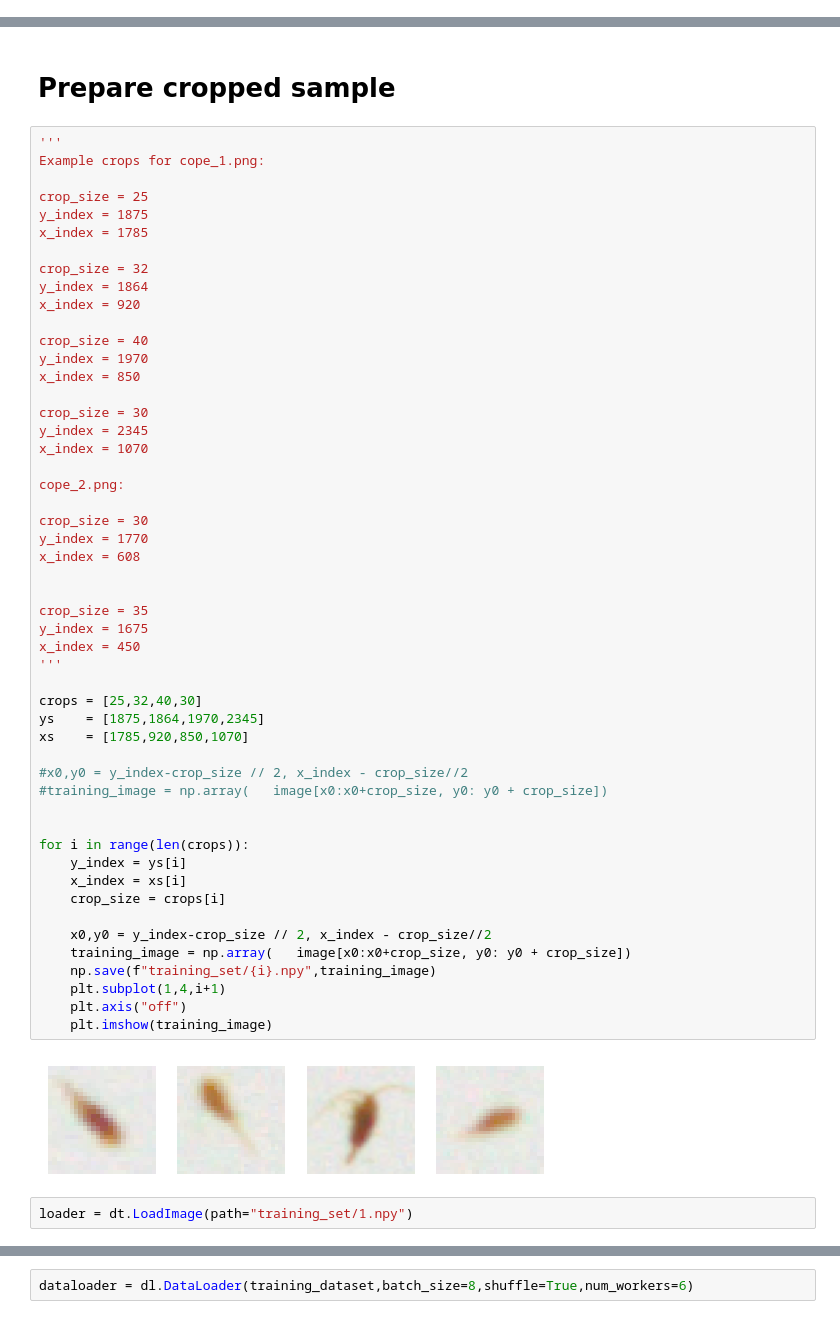
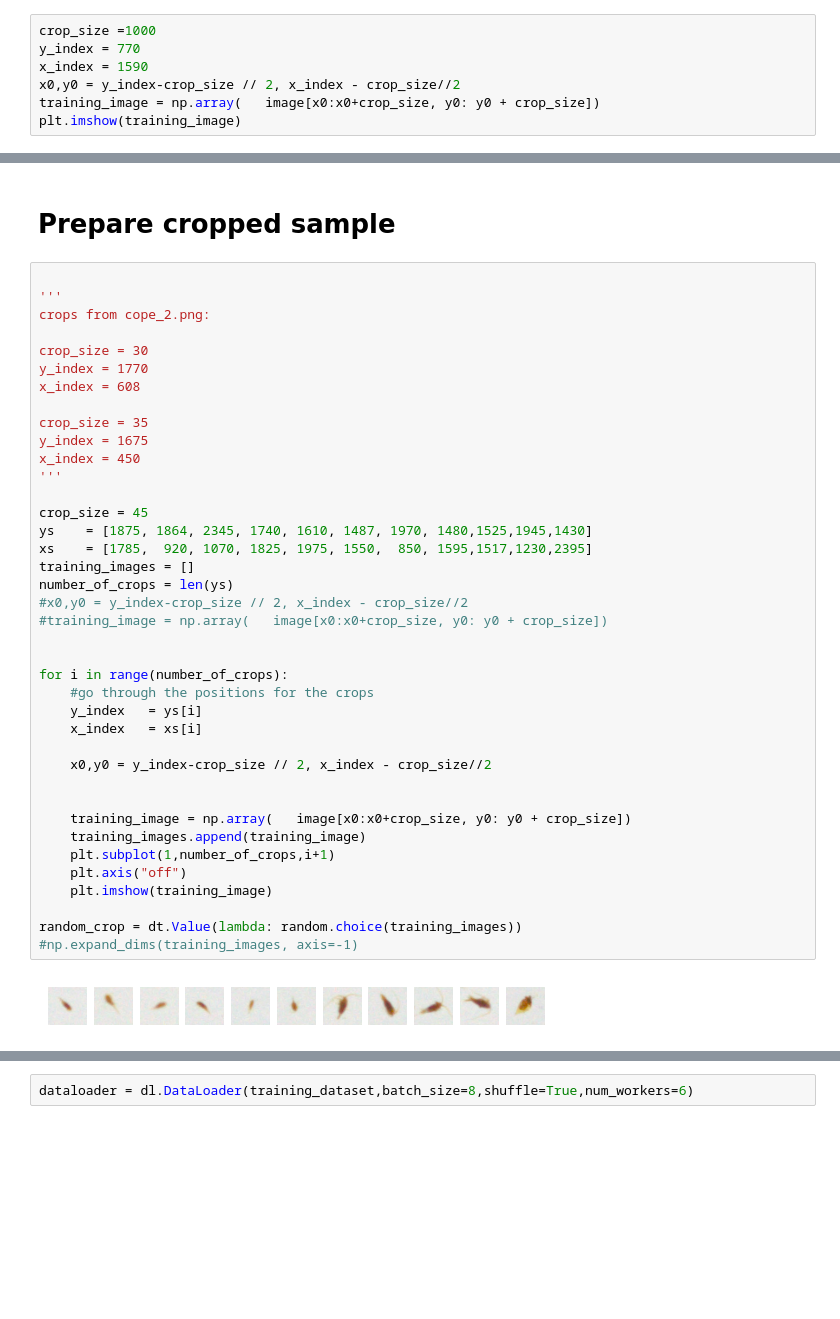
Before and after one commit to Pwhsky/copepod-image-analysis, a Jupyter notebook: lodestar_analysis.ipynb, the cells around one changed output, grey strips where cells are left out. Cells and saved outputs as stored; diff of their text form; blank space fills up the shorter version.

```diff
--- a/lodestar_analysis.ipynb
+++ b/lodestar_analysis.ipynb
@@ -16,3 +16,10 @@ print(np.shape(image))
 # %% [output]
 (5202, 3464, 3)
 <Figure size 1500x1000 with 0 Axes>
+# %%
+crop_size =1000
+y_index = 770
+x_index = 1590
+x0,y0 = y_index-crop_size // 2, x_index - crop_size//2
+training_image = np.array(   image[x0:x0+crop_size, y0: y0 + crop_size])
+plt.imshow(training_image)
@@ -19,58 +29,44 @@ print(np.shape(image))
 # %% [markdown]
 # Prepare cropped sample
 # %%
+
 '''
-Example crops for cope_1.png:
-
-crop_size = 25
-y_index = 1875
-x_index = 1785
-
-crop_size = 32
-y_index = 1864
-x_index = 920
-
-crop_size = 40
-y_index = 1970
-x_index = 850
-
-crop_size = 30
-y_index = 2345
-x_index = 1070
-
-cope_2.png:
+crops from cope_2.png:
 
 crop_size = 30
 y_index = 1770
 x_index = 608
-
 
 crop_size = 35
 y_index = 1675
 x_index = 450
 '''
 
-crops = [25,32,40,30]
-ys    = [1875,1864,1970,2345]
-xs    = [1785,920,850,1070]
-
+crop_size = 45
+ys    = [1875, 1864, 2345, 1740, 1610, 1487, 1970, 1480,1525,1945,1430]
+xs    = [1785,  920, 1070, 1825, 1975, 1550,  850, 1595,1517,1230,2395]
+training_images = []
+number_of_crops = len(ys)
 #x0,y0 = y_index-crop_size // 2, x_index - crop_size//2
 #training_image = np.array(   image[x0:x0+crop_size, y0: y0 + crop_size])
 
 
-for i in range(len(crops)):
-    y_index = ys[i]
-    x_index = xs[i]
-    crop_size = crops[i]
+for i in range(number_of_crops):
+    #go through the positions for the crops
+    y_index   = ys[i]
+    x_index   = xs[i]
 
     x0,y0 = y_index-crop_size // 2, x_index - crop_size//2
+
+
     training_image = np.array(   image[x0:x0+crop_size, y0: y0 + crop_size])
-    np.save(f"training_set/{i}.npy",training_image)
-    plt.subplot(1,4,i+1)
+    training_images.append(training_image)
+    plt.subplot(1,number_of_crops,i+1)
     plt.axis("off")
     plt.imshow(training_image)
+
+random_crop = dt.Value(lambda: random.choice(training_images))
+#np.expand_dims(training_images, axis=-1)
 # %% [output]
-[figure, old version]
+[figure, new version]
-# %%
-loader = dt.LoadImage(path="training_set/1.npy")
 # %%
```
Also changed, not shown: parts of 6 cells of this notebook, 13 other files.
